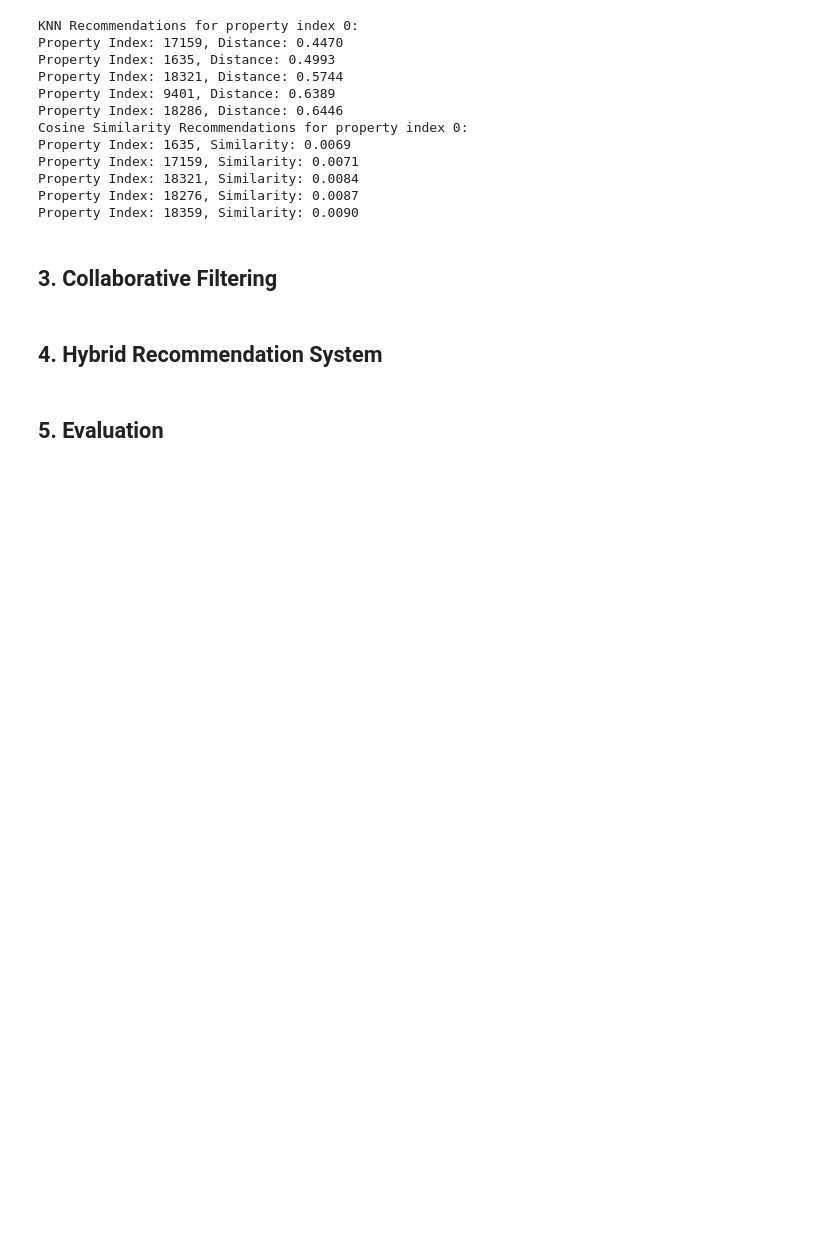
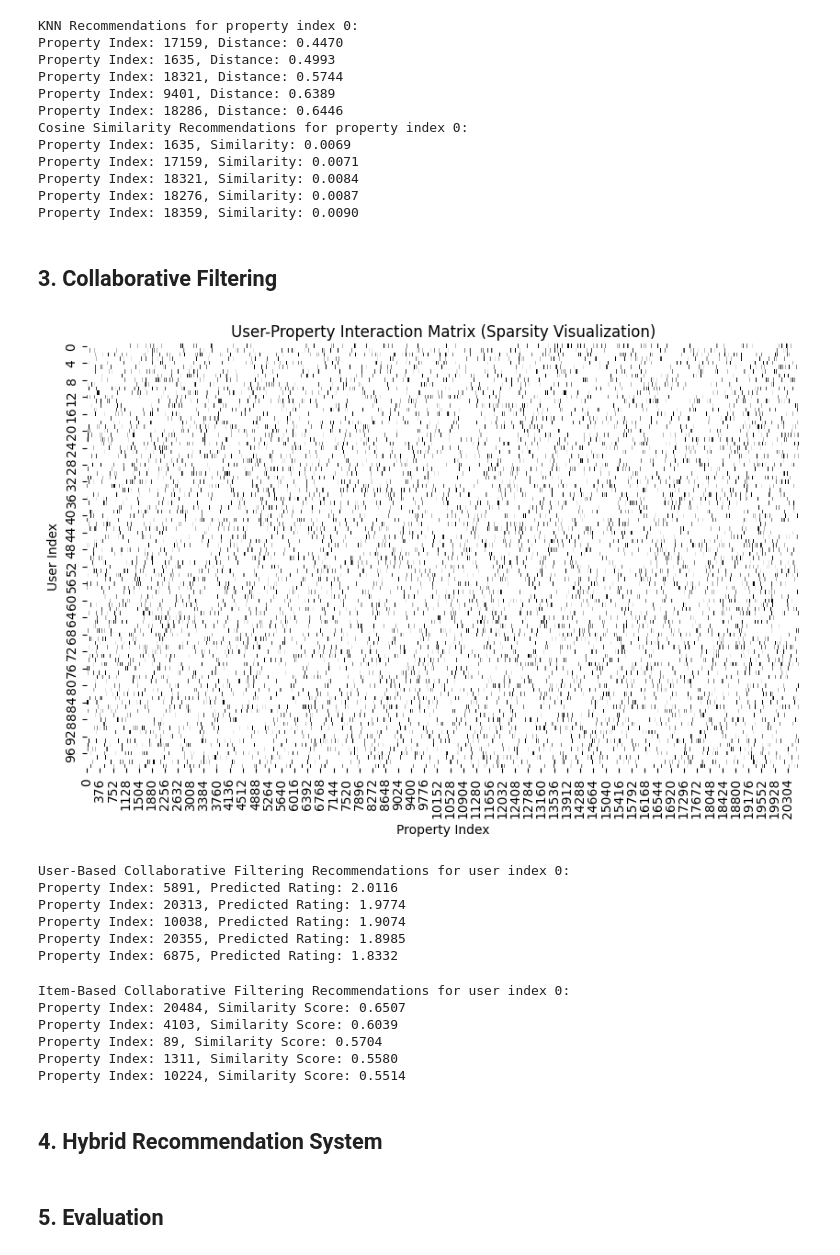
Before and after one commit to DigiCrome-Academy/real-estate-prediction-tanvibbsr-1, a Jupyter notebook: notebooks/03_recommendation_system.ipynb, the cells around one changed output. Drawn from its saved outputs; the diff is of its cells as text; code cells hidden in the pictures; blank space fills up the shorter version.

Commit message:
do collaborative filtering

```diff
--- a/notebooks/03_recommendation_system.ipynb
+++ b/notebooks/03_recommendation_system.ipynb
@@ -103,3 +94,43 @@ Property Index: 18359, Similarity: 0.0090
+# %%
+# TODO: Create user-property interaction matrix
+# Visualize sparsity pattern
+user_property_matrix = create_user_property_matrix(n_users=100, n_properties=X_scaled.shape[0], sparsity=0.9, random_state=42)
+plt.figure(figsize=(10, 6))
+sns.heatmap(user_property_matrix, cmap='Greys', cbar=False)
+plt.title('User-Property Interaction Matrix (Sparsity Visualization)')
+plt.xlabel('Property Index')
+plt.ylabel('User Index')
+plt.show()
+# %% [output]
+[figure, added]
+# %%
+# TODO: User-based collaborative filtering
+# Get recommendations for sample users
+user_recommendations = user_based_collaborative_filter(user_property_matrix, user_index=0, n_recommendations=5)
+print("User-Based Collaborative Filtering Recommendations for user index 0:")
+for rec in user_recommendations:
+    print(f"Property Index: {rec['property_index']}, Predicted Rating: {rec['predicted_rating']:.4f}")
+# %% [output]
+User-Based Collaborative Filtering Recommendations for user index 0:
+Property Index: 5891, Predicted Rating: 2.0116
+Property Index: 20313, Predicted Rating: 1.9774
+Property Index: 10038, Predicted Rating: 1.9074
+Property Index: 20355, Predicted Rating: 1.8985
+Property Index: 6875, Predicted Rating: 1.8332
+# %%
+# TODO: Item-based collaborative filtering
+# Compare with user-based results
+item_recommendations = item_based_collaborative_filter(user_property_matrix, user_index=0, n_recommendations=5)
+print("Item-Based Collaborative Filtering Recommendations for user index 0:")
+for rec in item_recommendations:
+    print(f"Property Index: {rec['property_index']}, Similarity Score: {rec['similarity_score']:.4f}")
+# %% [output]
+Item-Based Collaborative Filtering Recommendations for user index 0:
+Property Index: 20484, Similarity Score: 0.6507
+Property Index: 4103, Similarity Score: 0.6039
+Property Index: 89, Similarity Score: 0.5704
+Property Index: 1311, Similarity Score: 0.5580
+Property Index: 10224, Similarity Score: 0.5514
 # %% [markdown]
 ## 4. Hybrid Recommendation System
 # %%
```
Also changed, not shown: parts of 3 cells of this notebook, 1 other file.
